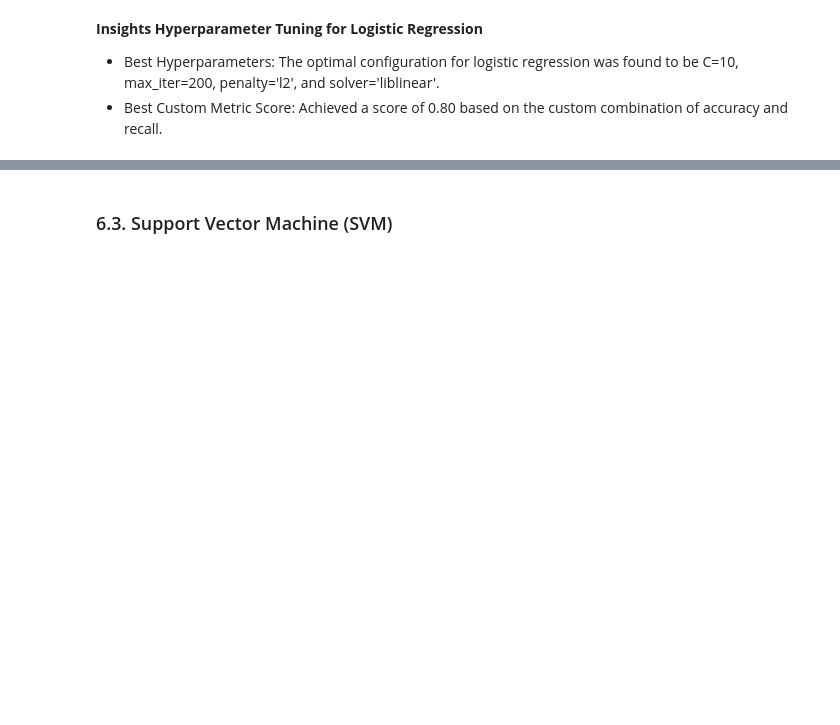
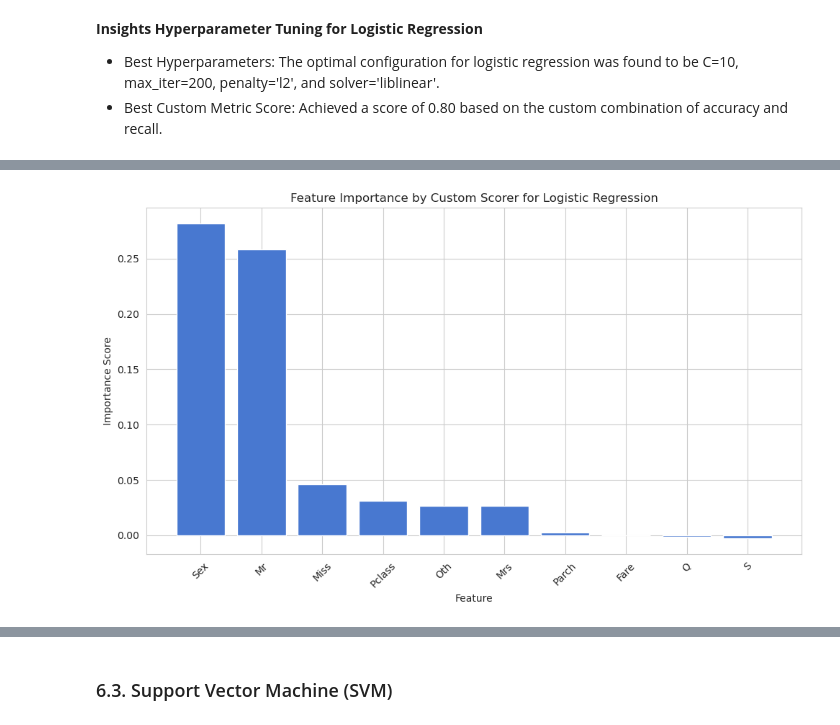
Before and after one commit to bytemania/ml_tud, a Jupyter notebook: Week06_AntonioSilva_D23129331.ipynb, the cells around one changed output, grey strips where cells are left out. Cells and saved outputs as stored; diff of their text form; code cells hidden in the pictures; blank space fills up the shorter version.

```diff
--- a/Week06_AntonioSilva_D23129331.ipynb
+++ b/Week06_AntonioSilva_D23129331.ipynb
@@ -897,0 +893,15 @@ ROC-AUC Score: 0.83
+# %%
+# Calculate permutation importance
+perm_importance = permutation_importance(best_log_reg_model, X_test, y_test, scoring=cv_scoring)
+
+# Create a DataFrame for permutation importance
+perm_importance_df = pd.DataFrame({
+    'Feature': X.columns,
+    'Importance Scorer': perm_importance['scorer'].importances_mean,
+    'Importance Accuracy': perm_importance['accuracy'].importances_mean,
+    'Importance Recall': perm_importance['recall'].importances_mean})
+perm_importance_df = perm_importance_df.sort_values(by='Importance Scorer', ascending=False)
+
+# Display the top features
+print("Top features for Logistic Regression by Our Scorer:")
+print(perm_importance_df)
@@ -898,3 +921,19 @@ ROC-AUC Score: 0.83
+# %%
+# Plot with only the Importance Scorer
+plt.figure(figsize=(10, 6))
+plt.bar(perm_importance_df['Feature'], perm_importance_df['Importance Scorer'], label='Scorer')
+
+# Add labels and title
+plt.xlabel('Feature')
+plt.ylabel('Importance Score')
+plt.title('Feature Importance by Custom Scorer for Logistic Regression')
+plt.xticks(rotation=45)
+plt.tight_layout()
+
+# Show the plot
+plt.show()
+# %% [output]
+[figure, added]
 # %% [markdown]
 **Evaluation Insights**
 
```
Also changed, not shown: parts of 37 cells of this notebook.
